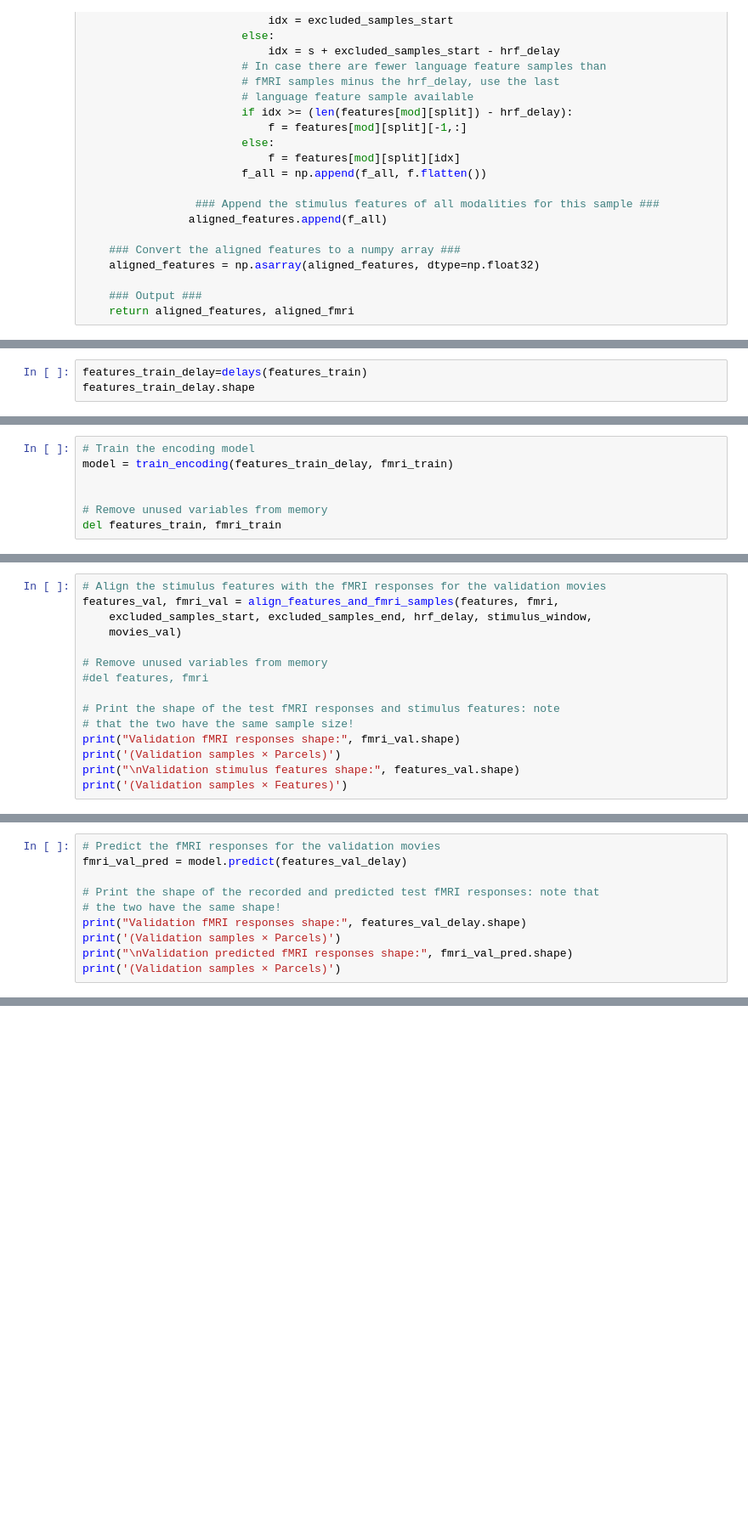
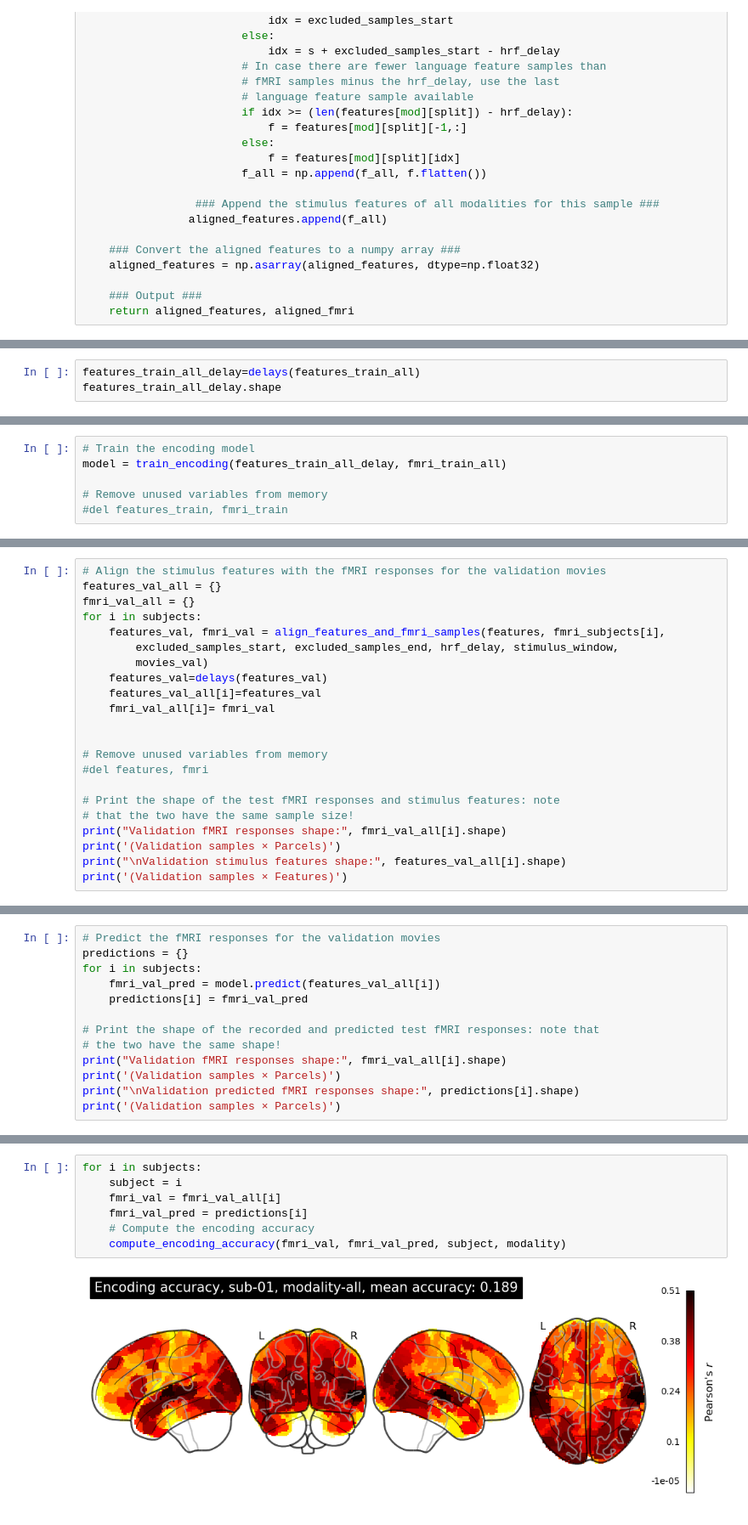
Before and after one commit to genandlam/algonauts_2025_challenge, a Jupyter notebook: new.ipynb, the cells around one changed output, grey strips where cells are left out. Shown at 85% size. Cells and saved outputs as stored; diff of their text form; blank space fills up the shorter version.

Commit message:
Trained test and validation model

```diff
--- a/new.ipynb
+++ b/new.ipynb
@@ -689,4 +681,4 @@ NameError: name 'features' is not defined
 # %%
-features_train_delay=delays(features_train)
-features_train_delay.shape
+features_train_all_delay=delays(features_train_all)
+features_train_all_delay.shape
 # %% [output]
@@ -718,8 +720,7 @@ def train_encoding(features_train, fmri_train):
     return model
 # %%
 # Train the encoding model
-model = train_encoding(features_train_delay, fmri_train)
-
+model = train_encoding(features_train_all_delay, fmri_train_all)
 
 # Remove unused variables from memory
-del features_train, fmri_train
+#del features_train, fmri_train
@@ -726,16 +734,23 @@ del features_train, fmri_train
 # %%
 # Align the stimulus features with the fMRI responses for the validation movies
-features_val, fmri_val = align_features_and_fmri_samples(features, fmri,
-    excluded_samples_start, excluded_samples_end, hrf_delay, stimulus_window,
-    movies_val)
+features_val_all = {}
+fmri_val_all = {}
+for i in subjects:
+    features_val, fmri_val = align_features_and_fmri_samples(features, fmri_subjects[i],
+        excluded_samples_start, excluded_samples_end, hrf_delay, stimulus_window,
+        movies_val)
+    features_val=delays(features_val)
+    features_val_all[i]=features_val
+    fmri_val_all[i]= fmri_val
+
 
 # Remove unused variables from memory
 #del features, fmri
 
 # Print the shape of the test fMRI responses and stimulus features: note
 # that the two have the same sample size!
-print("Validation fMRI responses shape:", fmri_val.shape)
+print("Validation fMRI responses shape:", fmri_val_all[i].shape)
 print('(Validation samples × Parcels)')
-print("\nValidation stimulus features shape:", features_val.shape)
+print("\nValidation stimulus features shape:", features_val_all[i].shape)
 print('(Validation samples × Features)')
 # %% [output]
@@ -752,11 +762,14 @@ features_val_delay.shape
 # %%
 # Predict the fMRI responses for the validation movies
-fmri_val_pred = model.predict(features_val_delay)
+predictions = {}
+for i in subjects:
+    fmri_val_pred = model.predict(features_val_all[i])
+    predictions[i] = fmri_val_pred
 
 # Print the shape of the recorded and predicted test fMRI responses: note that
 # the two have the same shape!
-print("Validation fMRI responses shape:", features_val_delay.shape)
+print("Validation fMRI responses shape:", fmri_val_all[i].shape)
 print('(Validation samples × Parcels)')
-print("\nValidation predicted fMRI responses shape:", fmri_val_pred.shape)
+print("\nValidation predicted fMRI responses shape:", predictions[i].shape)
 print('(Validation samples × Parcels)')
 # %% [output]
@@ -820,0 +830,9 @@ compute_encoding_accuracy(fmri_val, fmri_val_pred, subject, modality)
+# %%
+for i in subjects:
+    subject = i
+    fmri_val = fmri_val_all[i]
+    fmri_val_pred = predictions[i]
+    # Compute the encoding accuracy
+    compute_encoding_accuracy(fmri_val, fmri_val_pred, subject, modality)
+# %% [output]
+[figure, added]
```
Also changed, not shown: parts of 24 cells of this notebook.
